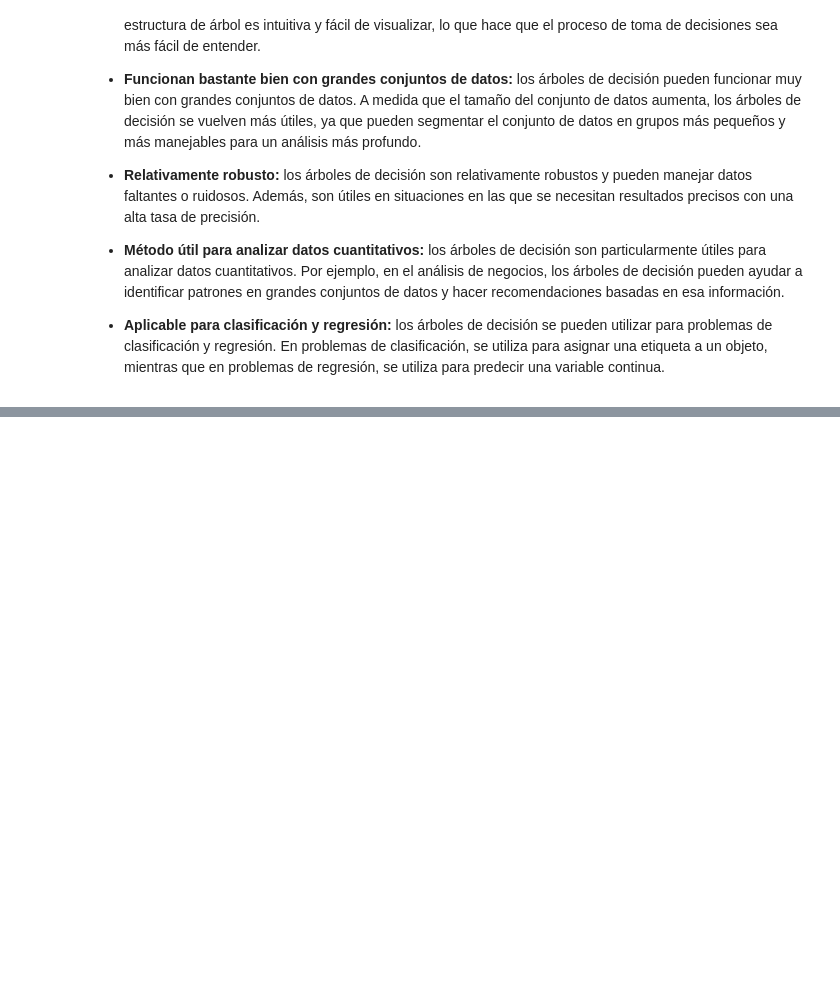
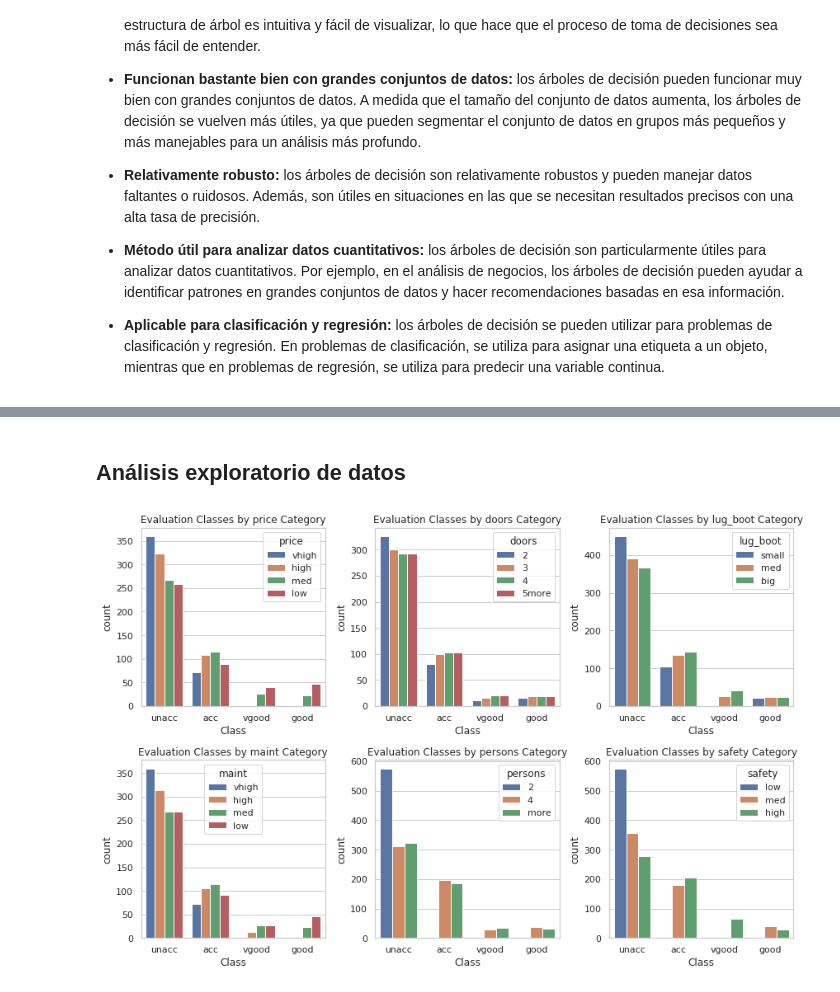
Before and after one commit to mazzaroli/decision_tree-random_forest, a Jupyter notebook: notas.ipynb, the cells around one changed output, grey strips where cells are left out. Cells and saved outputs as stored; diff of their text form; code cells hidden in the pictures; blank space fills up the shorter version.

```diff
--- a/notas.ipynb
+++ b/notas.ipynb
@@ -376,0 +413,6 @@ Aquí está la terminología comúnmente utilizada en los árboles de decisión:
+# %%
+df = pd.read_csv('https://archive.ics.uci.edu/ml/machine-learning-databases/car/car.data', header=None)
+
+columns_names = ['price','maint','doors','persons','lug_boot','safety','Class']
+
+df.columns = columns_names
@@ -376,0 +506,14 @@ Aquí está la terminología comúnmente utilizada en los árboles de decisión:
+# %%
+# Funcion conteo y proporcion de datos
+def dist(df,target):
+    count= df[target].value_counts(normalize=False)
+    prop = df[target].value_counts(normalize=True)
+
+    dist = pd.DataFrame({'Freq[N]':count,'Prop[%]':prop.round(3)})
+    return dist
+# %%
+# Ver el conteo y la proporción de Class
+for i in columns_names:
+    print(' '*7,i.upper())
+    print(dist(df,i))
+    print("*"*23)
@@ -376,0 +538,16 @@ Aquí está la terminología comúnmente utilizada en los árboles de decisión:
+# %% [markdown]
+## Análisis exploratorio de datos
+# %%
+# Graficamos la variable Class separada por los distintos atributos
+fig, axes = plt.subplots(nrows=2, ncols=3, figsize=(12, 8))
+
+for i, variable in enumerate(columns_names[:-1]):
+    row = i % 2
+    col = i // 2
+    sns.countplot(data=df, x='Class',hue=variable, ax=axes[row][col])
+    axes[row][col].set_title(f"Evaluation Classes by {variable} Category")
+
+plt.tight_layout()
+plt.show()
+# %% [output]
+[figure, added]
```
Also changed, not shown: parts of 60 cells of this notebook, 2 other files.
